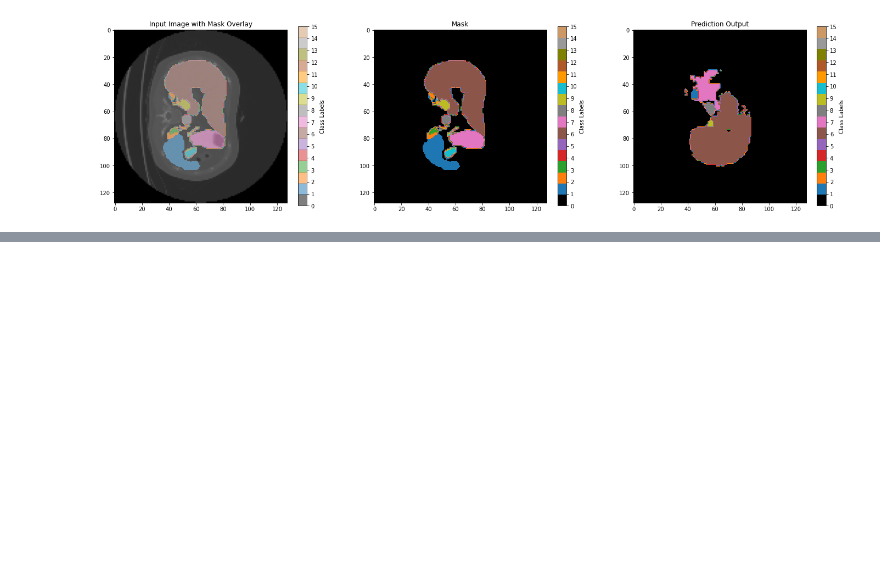
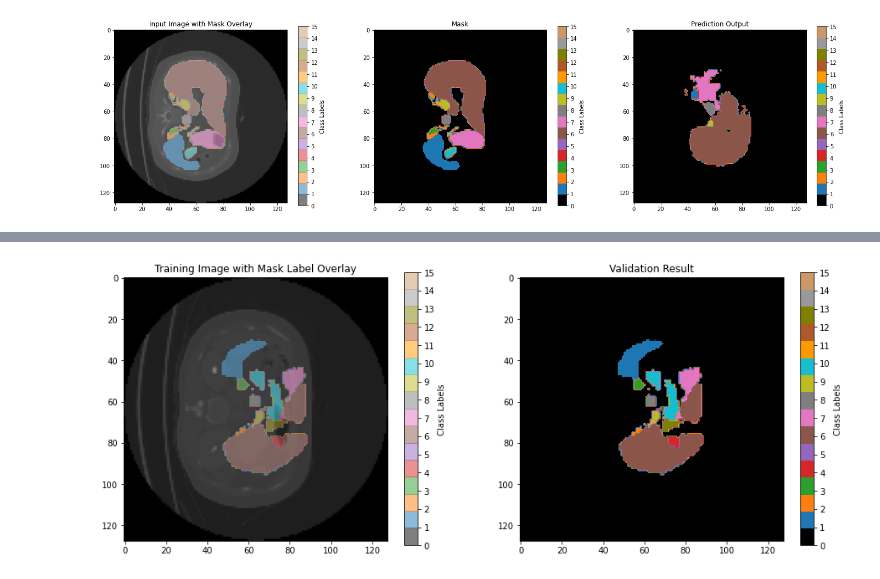
Before and after one commit to YugaC/Automatic-Data-Augmentation, a Jupyter notebook: Untitled.ipynb, the cells around one changed output, grey strips where cells are left out. Saved outputs shown, nothing was run; the diff lists cells and outputs as text; code cells hidden in the pictures; blank space fills up the shorter version.

Commit message:
Cross validation changes

```diff
--- a/Untitled.ipynb
+++ b/Untitled.ipynb
@@ -389,0 +613,73 @@ plt.show()
+# %%
+import nibabel as nib
+import numpy as np
+import matplotlib.pyplot as plt
+import os
+from matplotlib.colors import ListedColormap
+from nibabel.processing import resample_to_output
+
+# Define paths to your saved input image, mask, and prediction output files
+input_dir = "C:/Users/Yugashree/Downloads/Newsubset/subset/processed_images"
+output_dir = "C:/Users/Yugashree/Downloads/Newsubset/subset/Test_Output"
+val_dir = "C:/Users/Yugashree/Downloads/amos_0045"
+
+# Load the input image, mask, and prediction output
+input_file = os.path.join(input_dir, "amos_0024.nii")
+val_file = os.path.join(val_dir, "amos_0045_pred.nii")
+output_file = os.path.join(output_dir, "amos_0125_seg.nii")
+
+# Load the files using nibabel
+input_image_nii = nib.load(input_file)
+val_image_nii = nib.load(val_file)
+prediction_output_nii = nib.load(output_file)
+
+# Ensure all images have the same orientation by reorienting the mask and prediction output
+input_image = input_image_nii.get_fdata()
+val_image = nib.as_closest_canonical(val_image_nii).get_fdata()  # Reorient to match input orientation
+prediction_output = nib.as_closest_canonical(prediction_output_nii).get_fdata()  # Reorient to match input orientation
+
+# Example slice index to visualize
+slice_index = 58  # Adjust this based on the data you want to visualize
+
+# Define a specific colormap for the 16 labels
+colors = [
+    (0, 0, 0),        # 0 - black (background)
+    (0.121, 0.466, 0.705), # 1 - blue
+    (1, 0.498, 0.054), # 2 - orange
+    (0.172, 0.627, 0.172), # 3 - green
+    (0.839, 0.153, 0.157), # 4 - red
+    (0.580, 0.403, 0.741), # 5 - purple
+    (0.549, 0.337, 0.294), # 6 - brown
+    (0.890, 0.466, 0.760), # 7 - pink
+    (0.498, 0.498, 0.498), # 8 - gray
+    (0.737, 0.741, 0.133), # 9 - olive
+    (0.090, 0.745, 0.812), # 10 - cyan
+    (1, 0.600, 0),         # 11 - dark orange
+    (0.692, 0.349, 0.157), # 12 - light brown
+    (0.5, 0.5, 0),         # 13 - olive green
+    (0.6, 0.6, 0.6),       # 14 - light gray
+    (0.8, 0.6, 0.4)        # 15 - tan
+]
+cmap = ListedColormap(colors)
+
+# Visualize the input image with overlayed labels (mask), and prediction output
+plt.figure(figsize=(24, 6))
+
+# Visualize the input image with overlaid mask
+plt.subplot(1, 3, 1)
+plt.title("Training Image with Mask Label Overlay")
+plt.imshow(input_image[:, :, slice_index], cmap="gray")
+plt.imshow(val_image[:, :, slice_index], cmap=cmap, alpha=0.5, vmin=0, vmax=15)  # Overlay with transparency
+plt.colorbar(ticks=range(16), label='Class Labels')
+
+# Visualize the mask alone with the custom colormap
+plt.subplot(1, 3, 2)
+plt.title("Validation Result")
+plt.imshow(val_image[:, :, slice_index], cmap=cmap, vmin=0, vmax=15)
+plt.colorbar(ticks=range(16), label='Class Labels')
+
+
+# Display the figures
+plt.show()
+# %% [output]
+[figure, added]
```
Also changed, not shown: parts of 9 cells of this notebook, 7 other files.
